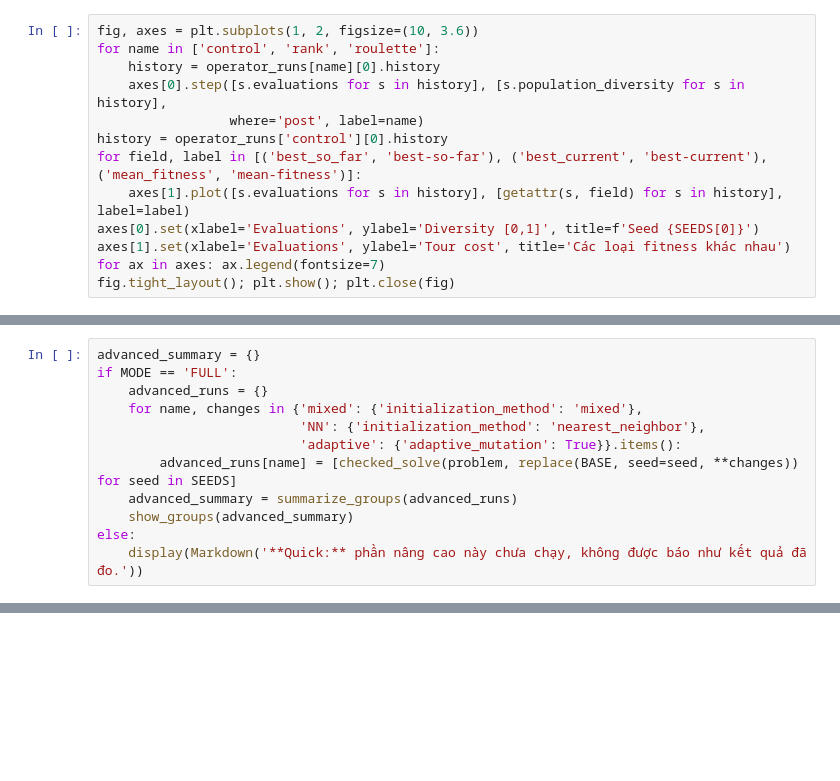
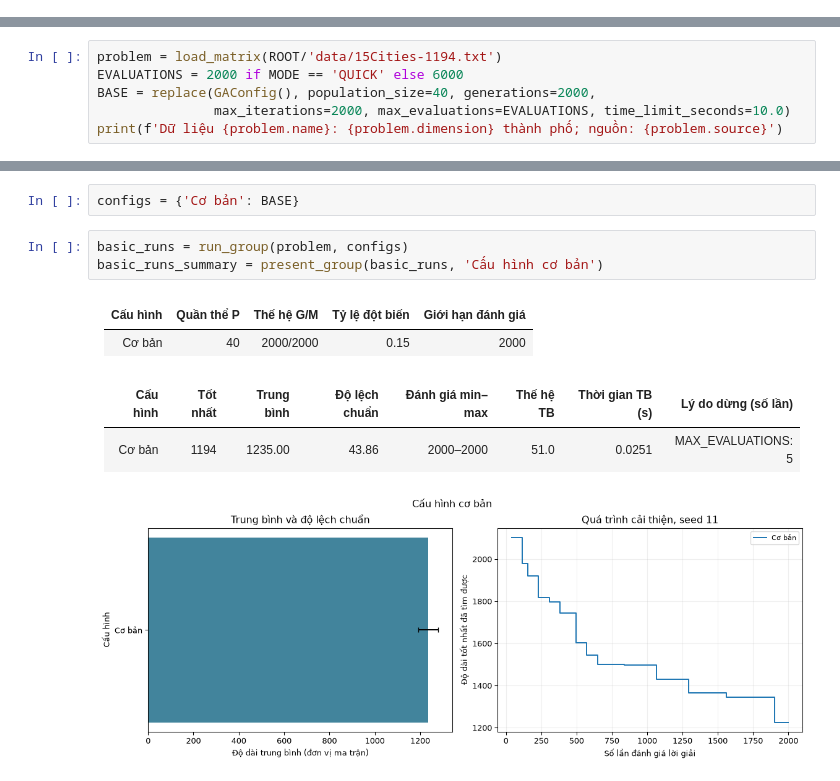
Before and after one commit to datweb07/ga-eho-tsp, a Jupyter notebook: Experiment/Experiment 1-2.ipynb, the cells around one changed output, grey strips where cells are left out. Cells and saved outputs as stored; diff of their text form; blank space fills up the shorter version.

Commit message:
docs(notebooks): rewrite experiment notebooks 1-4 with quick and full seed modes

```diff
--- a/Experiment/Experiment 1-2.ipynb
+++ b/Experiment/Experiment 1-2.ipynb
@@ -230,13 +0,0 @@ Best-so-far không tăng; best-current/mean-fitness có thể dao động.
-# %%
-fig, axes = plt.subplots(1, 2, figsize=(10, 3.6))
-for name in ['control', 'rank', 'roulette']:
-    history = operator_runs[name][0].history
-    axes[0].step([s.evaluations for s in history], [s.population_diversity for s in history],
-                 where='post', label=name)
-history = operator_runs['control'][0].history
-for field, label in [('best_so_far', 'best-so-far'), ('best_current', 'best-current'), ('mean_fitness', 'mean-fitness')]:
-    axes[1].plot([s.evaluations for s in history], [getattr(s, field) for s in history], label=label)
-axes[0].set(xlabel='Evaluations', ylabel='Diversity [0,1]', title=f'Seed {SEEDS[0]}')
-axes[1].set(xlabel='Evaluations', ylabel='Tour cost', title='Các loại fitness khác nhau')
-for ax in axes: ax.legend(fontsize=7)
-fig.tight_layout(); plt.show(); plt.close(fig)
@@ -249,12 +0,0 @@ Quick Mode không chạy phần này; thí nghiệm4 khảo sát kỹ hơn ở c
-# %%
-advanced_summary = {}
-if MODE == 'FULL':
-    advanced_runs = {}
-    for name, changes in {'mixed': {'initialization_method': 'mixed'},
-                          'NN': {'initialization_method': 'nearest_neighbor'},
-                          'adaptive': {'adaptive_mutation': True}}.items():
-        advanced_runs[name] = [checked_solve(problem, replace(BASE, seed=seed, **changes)) for seed in SEEDS]
-    advanced_summary = summarize_groups(advanced_runs)
-    show_groups(advanced_summary)
-else:
-    display(Markdown('**Quick:** phần nâng cao này chưa chạy, không được báo như kết quả đã đo.'))
@@ -281,0 +181,6 @@ Hoàn thành 80 run; solver time=1.766s; không xuất raw files.
+# %%
+problem = load_matrix(ROOT/'data/15Cities-1194.txt')
+EVALUATIONS = 2000 if MODE == 'QUICK' else 6000
+BASE = replace(GAConfig(), population_size=40, generations=2000,
+               max_iterations=2000, max_evaluations=EVALUATIONS, time_limit_seconds=10.0)
+print(f'Dữ liệu {problem.name}: {problem.dimension} thành phố; nguồn: {problem.source}')
@@ -281,0 +196,13 @@ Hoàn thành 80 run; solver time=1.766s; không xuất raw files.
+# %%
+configs = {'Cơ bản': BASE}
+# %%
+basic_runs = run_group(problem, configs)
+basic_runs_summary = present_group(basic_runs, 'Cấu hình cơ bản')
+# %% [output]
+| Cấu hình | Quần thể P | Thế hệ G/M | Tỷ lệ đột biến | Giới hạn đánh giá |
+| --- | --- | --- | --- | --- |
+| Cơ bản | 40 | 2000/2000 | 0.15 | 2000 |
+| Cấu hình | Tốt nhất | Trung bình | Độ lệch chuẩn | Đánh giá min–max | Thế hệ TB | Thời gian TB (s) | Lý do dừng (số lần) |
+| --- | --- | --- | --- | --- | --- | --- | --- |
+| Cơ bản | 1194 | 1235.00 | 43.86 | 2000–2000 | 51.0 | 0.0251 | MAX_EVALUATIONS: 5 |
+[figure, added]
```
Also changed, not shown: parts of 74 cells of this notebook, 2 other files.
